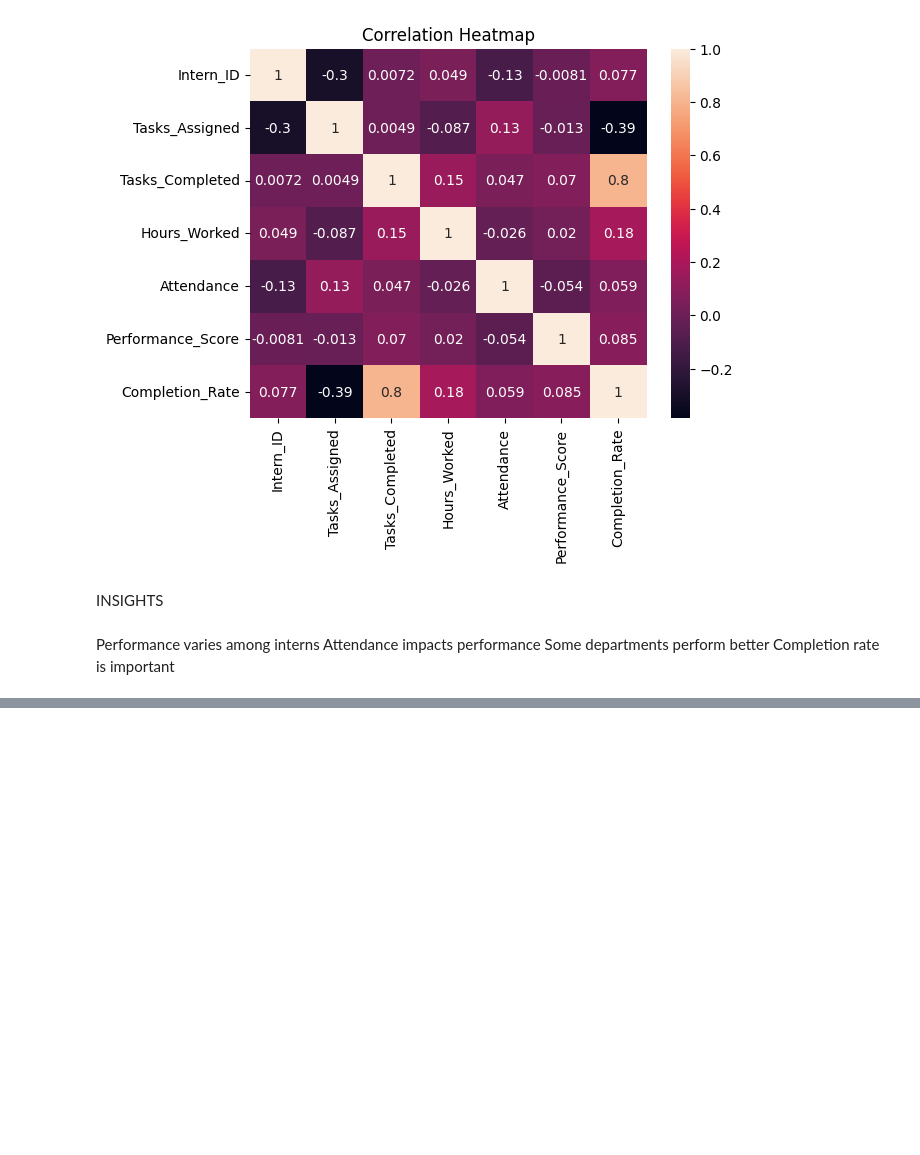
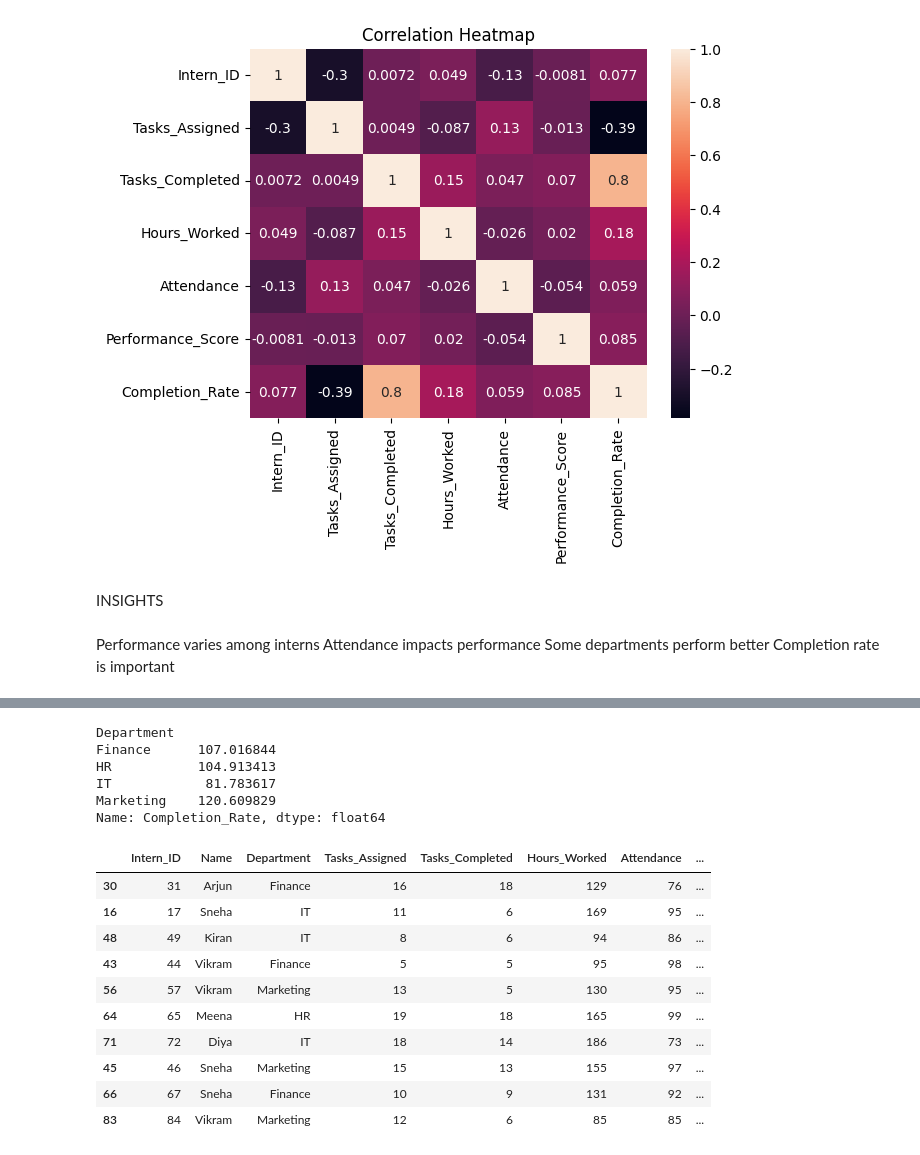
Before and after one commit to DHANYADEVISIVARAJ/Intern_Performance_Dashboard, a Jupyter notebook: Notebooks/eda_analysis.ipynb, the cells around one changed output, grey strips where cells are left out. Drawn from its saved outputs; the diff is of its cells as text; code cells hidden in the pictures; blank space fills up the shorter version.

```diff
--- a/Notebooks/eda_analysis.ipynb
+++ b/Notebooks/eda_analysis.ipynb
@@ -77,0 +148,24 @@ Completion rate is important
+# %%
+df.groupby("Department")["Completion_Rate"].mean()
+# %% [output]
+Department
+Finance      107.016844
+HR           104.913413
+IT            81.783617
+Marketing    120.609829
+Name: Completion_Rate, dtype: float64
+# %%
+top10 = df.sort_values(by="Performance_Score", ascending=False).head(10)
+top10
+# %% [output]
+|  | Intern_ID | Name | Department | Tasks_Assigned | Tasks_Completed | Hours_Worked | Attendance | ... |
+| 30 | 31 | Arjun | Finance | 16 | 18 | 129 | 76 | ... |
+| 16 | 17 | Sneha | IT | 11 | 6 | 169 | 95 | ... |
+| 48 | 49 | Kiran | IT | 8 | 6 | 94 | 86 | ... |
+| 43 | 44 | Vikram | Finance | 5 | 5 | 95 | 98 | ... |
+| 56 | 57 | Vikram | Marketing | 13 | 5 | 130 | 95 | ... |
+| 64 | 65 | Meena | HR | 19 | 18 | 165 | 99 | ... |
+| 71 | 72 | Diya | IT | 18 | 14 | 186 | 73 | ... |
+| 45 | 46 | Sneha | Marketing | 15 | 13 | 155 | 97 | ... |
+| 66 | 67 | Sneha | Finance | 10 | 9 | 131 | 92 | ... |
+| 83 | 84 | Vikram | Marketing | 12 | 6 | 85 | 85 | ... |
```
Also changed, not shown: parts of 10 cells of this notebook, 1 other file.
